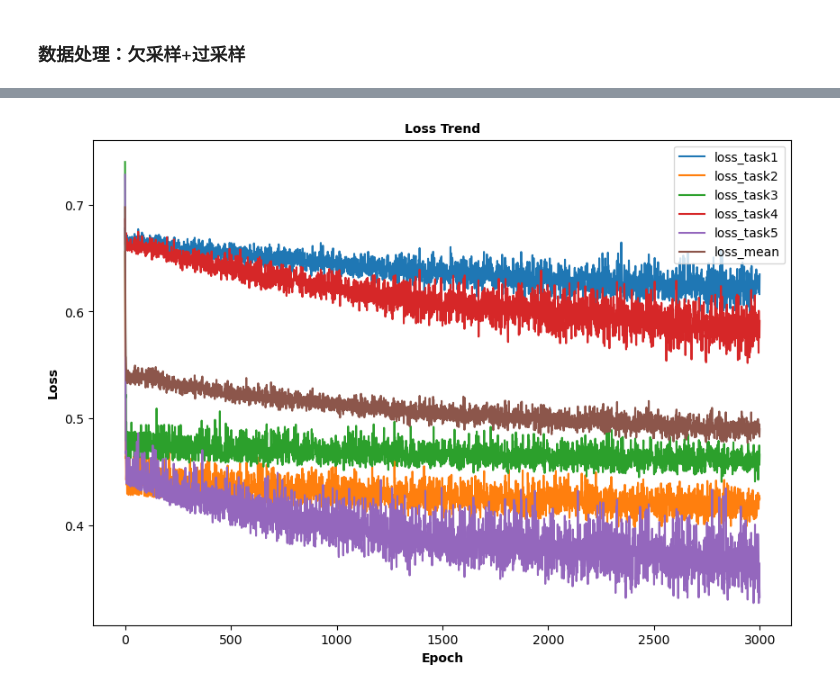
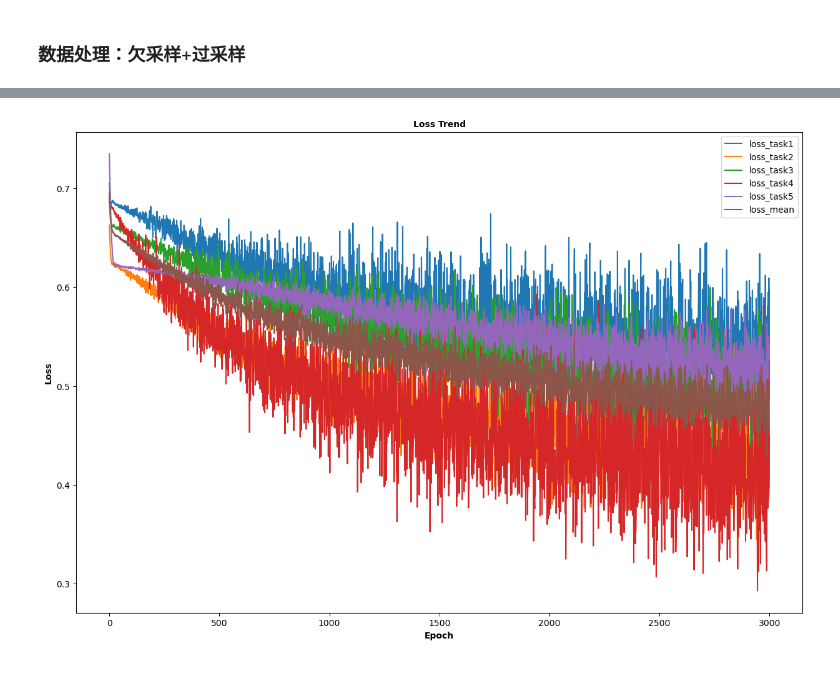
Before and after one commit to MatteeXie/HIV-1, a Jupyter notebook: Multi_task.ipynb, the cells around one changed output, grey strips where cells are left out. Saved outputs shown, nothing was run; the diff lists cells and outputs as text; code cells hidden in the pictures.

```diff
--- a/Multi_task.ipynb
+++ b/Multi_task.ipynb
@@ -181,0 +119,16 @@ y_test5 = Seq_tensor(df_eval["2F5_label"].to_list(), False)
+# %%
+data3 = pd.read_csv('./data/processed_data2/3BNC117.csv')
+data3 = data3[data3["label"]!=2] #943
+X = data3['CD4']
+y = data3['label']
+X_train3, X_test3, y_train3, y_test3 = train_test_split(X, y, test_size=0.3, random_state=1)
+ros=RandomOverSampler(random_state=1)
+X_train3,y_train3=ros.fit_resample(np.array(X_train3).reshape(-1, 1),y_train3)
+X_train3 = X_train3[:1000]
+y_train3 = y_train3[:1000]
+
+X_train3 = Seq_tensor(X_train3.flatten(), 70)
+y_train3 = Seq_tensor(np.array(y_train3), is_seq=False)
+
+X_test3 = Seq_tensor(np.array(X_test3), 70)
+y_test3 = Seq_tensor(np.array(y_test3), is_seq=False)
@@ -181,0 +179,24 @@ y_test5 = Seq_tensor(df_eval["2F5_label"].to_list(), False)
+# %%
+data5 = pd.read_csv('./data/processed_data2/2F5.csv')
+data5 = data5[data5["label"]!=2] #609
+X = data5['GP41']
+y = data5['label']
+X_train5, X_test5, y_train5, y_test5 = train_test_split(X, y, test_size=0.3, random_state=1)
+ros=RandomOverSampler(random_state=1)
+X_train5,y_train5=ros.fit_resample(np.array(X_train5).reshape(-1, 1),y_train5)
+
+X_train5 = pd.Series(X_train5.flatten())
+dic = {
+    'input': X_train5,
+    'label': y_train5
+}
+df = pd.DataFrame(dic)
+df = df._append(df.sample(n=334, random_state=1), ignore_index=True)
+X_train5 = df['input']
+y_train5 = df['label']
+
+X_train5 = Seq_tensor(np.array(X_train5), 400)
+y_train5 = Seq_tensor(np.array(y_train5), is_seq=False)
+
+X_test5 = Seq_tensor(np.array(X_test5), 400)
+y_test5 = Seq_tensor(np.array(y_test5), is_seq=False)
@@ -210,7 +241,7 @@ class MultiTaskClassifier(nn.Module):
 num_tasks = 5  # Number of binary classification tasks
 input_size = len(vocabulary)
 hidden_size = 64
-num_heads = 4
+num_heads = 8
 num_layers = 3
 dropout = 0.1
 # Instantiate the model
@@ -320,35 +367,35 @@ Epoch [3000/3000], Loss (Task 1): 0.6348, Loss (Task 2): 0.4249, Loss (Task 3):
 # SVM_df = pd.read_csv("./result/SVM_regression.csv")
 # labels = np.array(list(SVM_df["Target"]))
 # x = np.array(range(12))
 loss_task1 = np.array(list(loss_file["loss_task1"]))
 loss_task2 = np.array(list(loss_file["loss_task2"]))
 loss_task3 = np.array(list(loss_file["loss_task3"]))
 loss_task4 = np.array(list(loss_file["loss_task4"]))
 loss_task5 = np.array(list(loss_file["loss_task5"]))
 loss_mean = np.array(list(loss_file["loss_mean"]))
 
-fig = plt.figure(figsize=(10, 7))
+fig = plt.figure(figsize=(15, 10))
 
 plt.plot(loss_task1, label="loss_task1")
 plt.plot(loss_task2, label="loss_task2")
 plt.plot(loss_task3, label="loss_task3")
 plt.plot(loss_task4, label="loss_task4")
 plt.plot(loss_task5, label="loss_task5")
 plt.plot(loss_mean, label="loss_mean")
 
 
 plt.title("Loss Trend", fontdict={"size":10, "weight":"bold"})
 plt.xlabel("Epoch", fontdict={"size":10, "weight":"bold"})
 plt.ylabel("Loss", fontdict={"size":10, "weight":"bold"})
 # plt.xticks(fontsize=12,ticks=x, labels=labels, rotation=-15)  # 设置x轴刻度字体大小
 # plt.yticks(fontsize=12)  # 设置y轴刻度字体大小
 # plt.ylim(0, 1)
 # plt.grid()
 plt.legend()
 plt.savefig('./img/loss3.png')
 plt.show()
 # %% [output]
-[figure, old version]
+[figure, new version]
 # %%
 # model.eval()
 
```
Also changed, not shown: parts of 23 cells of this notebook, 9 other files.
